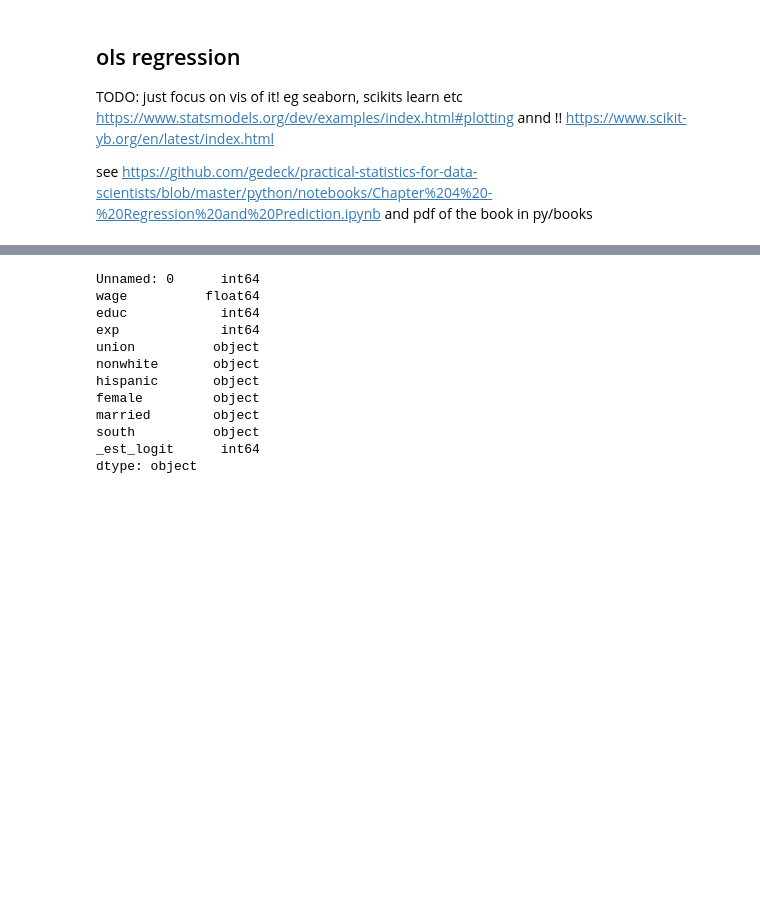
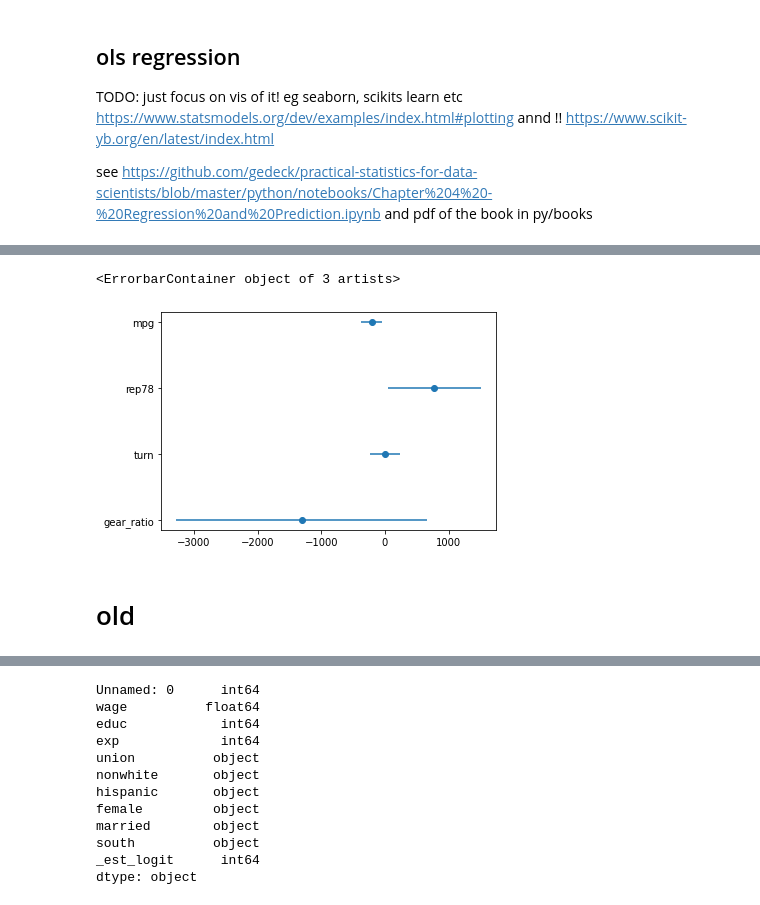
Before and after one commit to theaok/vis, a Jupyter notebook: ols.ipynb, the cells around one changed output, grey strips where cells are left out. Cells and saved outputs as stored; diff of their text form; code cells hidden in the pictures; blank space fills up the shorter version.

```diff
--- a/ols.ipynb
+++ b/ols.ipynb
@@ -11,3 +13,6 @@ annd !! https://www.scikit-yb.org/en/latest/index.html
 see
 https://github.com/gedeck/practical-statistics-for-data-scientists/blob/master/python/notebooks/Chapter%204%20-%20Regression%20and%20Prediction.ipynb
 and pdf of the book in py/books
+# %%
+auto=pd.read_stata('https://docs.google.com/uc?id=1YpkQ-RgAQfB_4olxtbfRWnVmKwkXml5N&export=download')
+auto.describe().round(2).T
@@ -13,0 +31,5 @@ and pdf of the book in py/books
+# %%
+result = sm.ols(formula="price ~ mpg + rep78 + turn + gear_ratio", data=auto).fit()
+c=pd.read_html(result.summary().as_html(),header =0)[1][1:] #drop cons-ya could just skip intercept and coefs that are not super interesting and or way bigger/smaller than the most interesting ones, it would throw off the picture
+c=c.iloc[::-1]
+c
@@ -14,3 +42,14 @@ and pdf of the book in py/books
+# %%
+x_error = ( c['0.975]'] - c['[0.025'] ) / 2
+plt.errorbar(c.coef,c['Unnamed: 0'],
+             xerr = x_error,
+             fmt ='o')
+#TODO have dashed vert line at 0
+# %% [output]
+<ErrorbarContainer object of 3 artists>
+[figure, added]
+# %% [markdown]
+# old
 # %%
 #example of age and fear from slides; not results little different
 #as i had sligtly different input numbers
```
Also changed, not shown: parts of 5 cells of this notebook.
